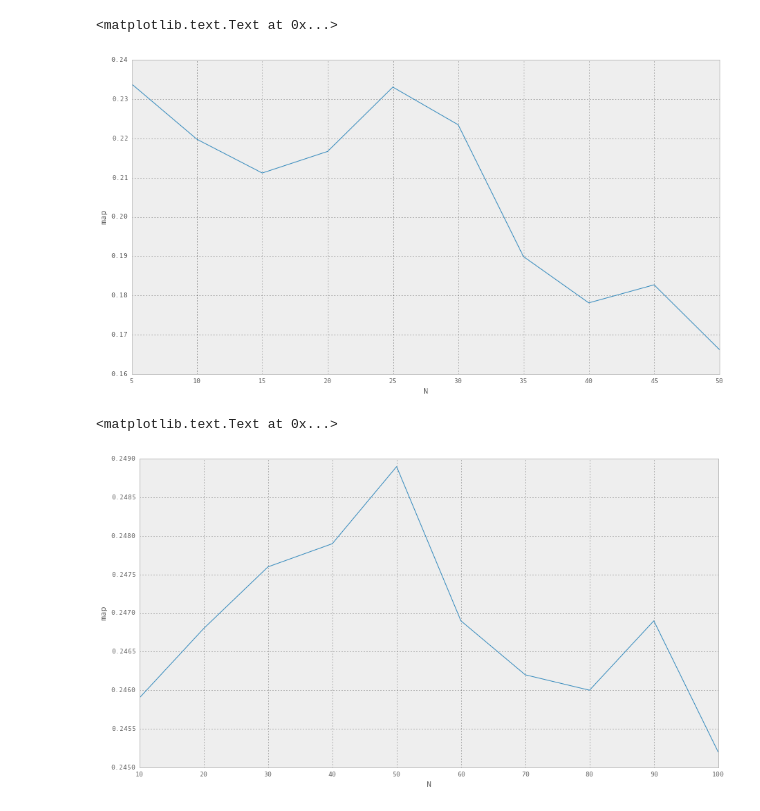
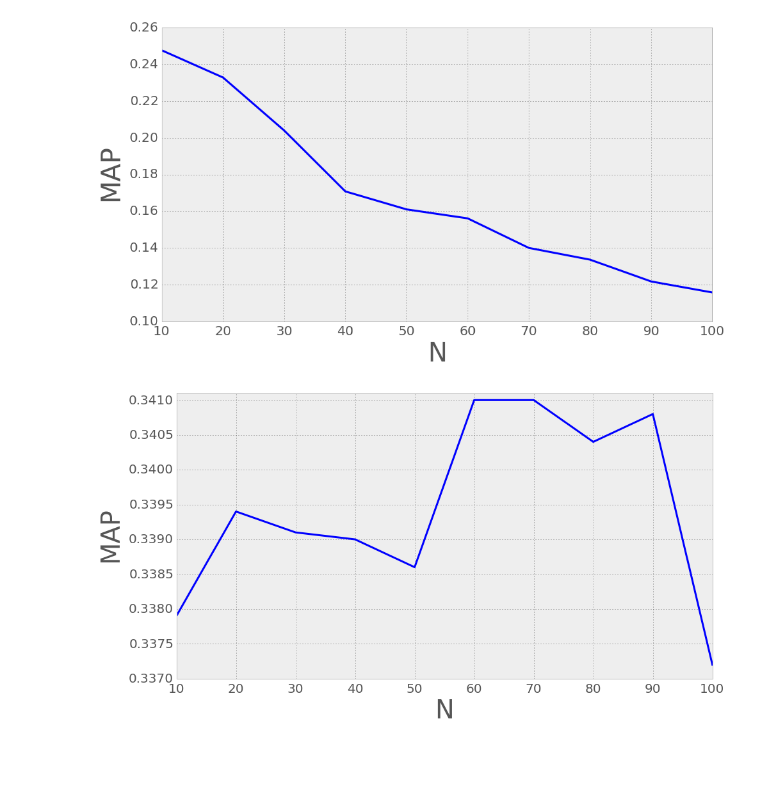
Before and after one commit to giuliolovisotto/information-retrieval, a Jupyter notebook: plots/plotting.ipynb, the cells around one changed output. Cells and saved outputs as stored; diff of their text form; code cells hidden in the pictures; blank space fills up the shorter version.

```diff
--- a/plots/plotting.ipynb
+++ b/plots/plotting.ipynb
@@ -48,17 +56,20 @@ lab5a.set_ylabel("map")
 # %%
-lab6_n = pd.read_csv("lab6_plots_N.txt")
-lab6n = lab6_n.plot(x='N', y='map', legend=False)
-lab6n.set_ylabel("map")
+lab6_n = pd.read_csv("lab6_plots_Nd.txt")
+lab6n = lab6_n.plot(x='N', y='map', legend=False, linewidth=3, color='b')
+lab6n.set_ylabel("MAP", fontsize=40)
+lab6n.set_xlabel("N", fontsize=40)
+lab6n.tick_params(axis='both', which='major', labelsize=20)
 # %% [output]
-<matplotlib.text.Text at 0x...>
-[figure, old version]
+[figure, new version]
 # %%
-lab7_n = pd.read_csv("lab7_plots_N.txt")
-lab7n = lab7_n.plot(x='N', y='map', legend=False)
-lab7n.set_ylabel("map")
+lab7_n = pd.read_csv("lab7_plots_Nd.txt")
+lab7n = lab7_n.plot(x='N', y='map', legend=False, linewidth=3, color='b')
+lab7n.set_ylabel("MAP", fontsize=40)
+lab7n.set_xlabel("N", fontsize=40)
+lab7n.set_ylim((0.3370, 0.3411))
+lab7n.tick_params(axis='both', which='major', labelsize=20)
 # %% [output]
-<matplotlib.text.Text at 0x...>
-[figure, old version]
+[figure, new version]
 # %%
 es_lab3 = pd.read_csv("es_lab3.txt")
 import numpy as np
```
Also changed, not shown: parts of 9 cells of this notebook.
